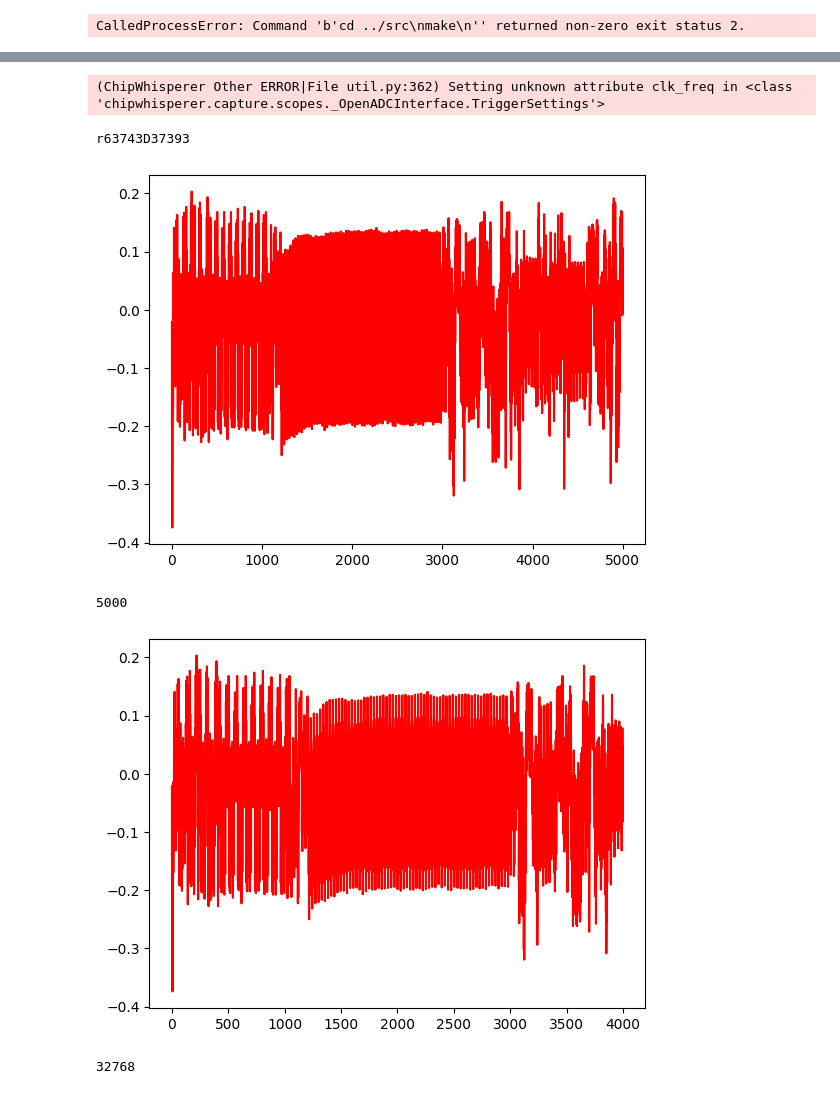
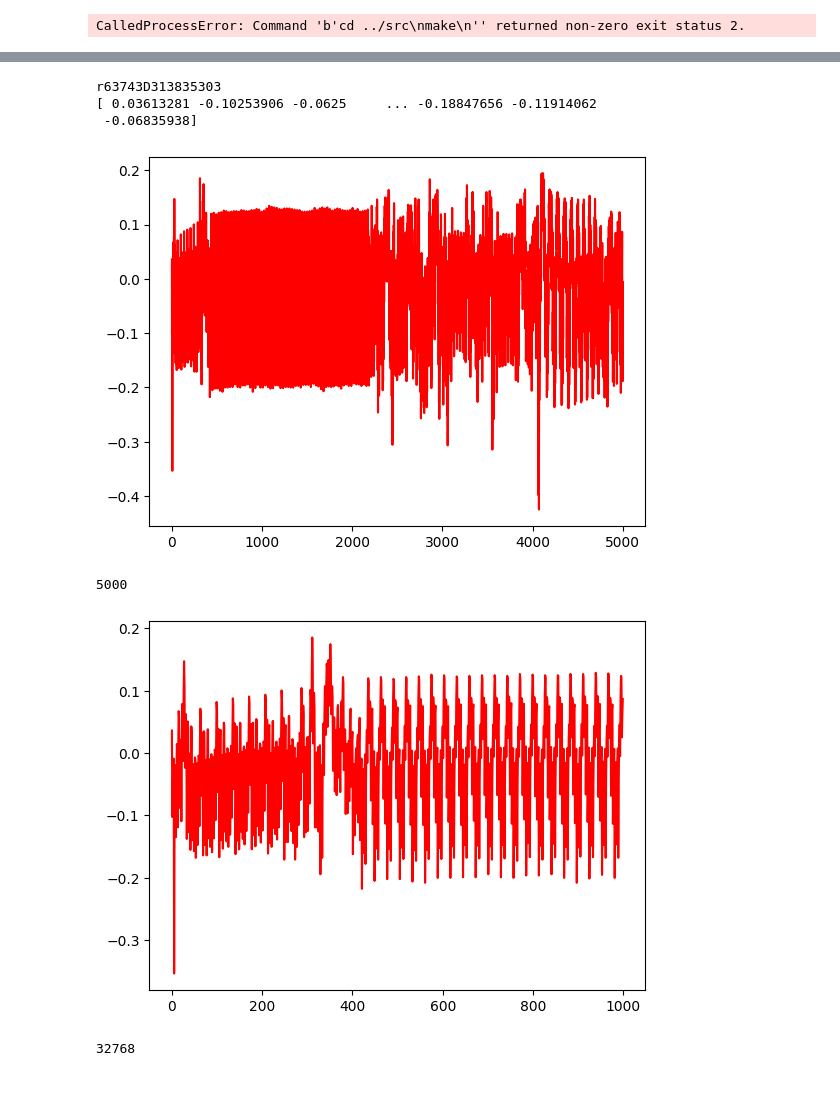
Before and after one commit to ExOP17/Power_Analysis_On_RSA_With_ChipWhisperer, a Jupyter notebook: jupyter/0.Building and flashing the firmware.ipynb, the cells around one changed output, grey strips where cells are left out. Drawn from its saved outputs; the diff is of its cells as text; code cells hidden in the pictures.

```diff
--- a/jupyter/0.Building and flashing the firmware.ipynb
+++ b/jupyter/0.Building and flashing the firmware.ipynb
@@ -194,9 +195,7 @@ bytearray(b'n=269911717 e=4127 d=173278623 p=16411 q=16447 phi=269878860\x00\x00
 # %%
-scope.adc.clk_freq = 3.75e6 * 50
+scope.adc.clk_freq = 9.75e10
 # scope.adc.clk_freq
 # scope.adc.samples
-# %% [output]
-(ChipWhisperer Other ERROR|File util.py:362) Setting unknown attribute clk_freq in <class 'chipwhisperer.capture.scopes._OpenADCInterface.TriggerSettings'>
 # %%
 # Encryption d'un plaintext
 scope.arm()
@@ -209,7 +208,7 @@ print(target.read())
 
 res = scope.get_last_trace()
 
-
+print(res)
 import matplotlib.pylab as plt
 plt.plot(res[:], 'r')
 plt.show()
@@ -218,16 +217,18 @@ print(len(res))
 
 # 0b10000000011110000
 # %% [output]
-r63743D37393
+r63743D313835303
+[ 0.03613281 -0.10253906 -0.0625     ... -0.18847656 -0.11914062
+ -0.06835938]
-[figure, old version]
+[figure, new version]
 5000
 # %%
-plt.plot(res[0:4000], 'r')
+plt.plot(res[0:1000], 'r')
 plt.show()
 
 0b1000000000000000
 # %% [output]
-[figure, old version]
+[figure, new version]
 32768
 # %%
 begin = 5000
```
Also changed, not shown: parts of 4 cells of this notebook, 5 other files.
